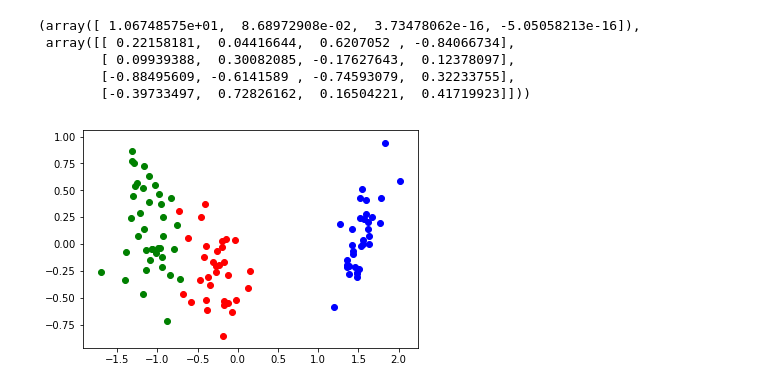
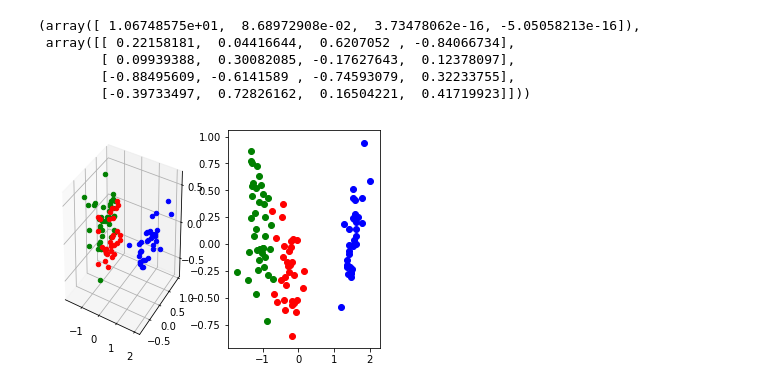
Before and after one commit to EcustBoy/machine-learning-note, a Jupyter notebook: supervised-learning/LDA/LDA.ipynb, the cells around one changed output. Cells and saved outputs as stored; diff of their text form; code cells hidden in the pictures.

```diff
--- a/supervised-learning/LDA/LDA.ipynb
+++ b/supervised-learning/LDA/LDA.ipynb
@@ -118,18 +118,26 @@ eig,vec
         [-0.88495609, -0.6141589 , -0.74593079,  0.32233755],
         [-0.39733497,  0.72826162,  0.16504221,  0.41719923]]))
 # %%
+#降维至二维及三维
 p1=vec[:,0]
 p2=vec[:,1]
-P=np.c_[p1,p2].T
-z_train=P.dot(x_train_std.T).T
+p3=vec[:,2]
+P_3=np.c_[p1,p2,p3].T
+P_2=np.c_[p1,p2].T
+z_train_3=P_3.dot(x_train_std.T).T
+z_train_2=P_2.dot(x_train_std.T).T
 fig=plt.figure();
-ax=fig.add_subplot(111)
+ax1=fig.add_subplot(121,projection='3d')
+ax2=fig.add_subplot(122)
 for i in range(len(label_train)):
     if(label_train[i]==1):
-        ax.scatter(z_train[i,0],z_train[i,1],c='b')
+        ax1.scatter3D(z_train_3[i,0],z_train_3[i,1],z_train_3[i,2],c='b')
+        ax2.scatter(z_train_2[i,0],z_train_2[i,1],c='b')
     if(label_train[i]==2):
-        ax.scatter(z_train[i,0],z_train[i,1],c='r')
+        ax1.scatter3D(z_train_3[i,0],z_train_3[i,1],z_train_3[i,2],c='r')
+        ax2.scatter(z_train_2[i,0],z_train_2[i,1],c='r')
     if(label_train[i]==3):
-        ax.scatter(z_train[i,0],z_train[i,1],c='g')
+        ax1.scatter3D(z_train_3[i,0],z_train_3[i,1],z_train_3[i,2],c='g')
+        ax2.scatter(z_train_2[i,0],z_train_2[i,1],c='g')
 # %% [output]
-[figure, old version]
+[figure, new version]
```
